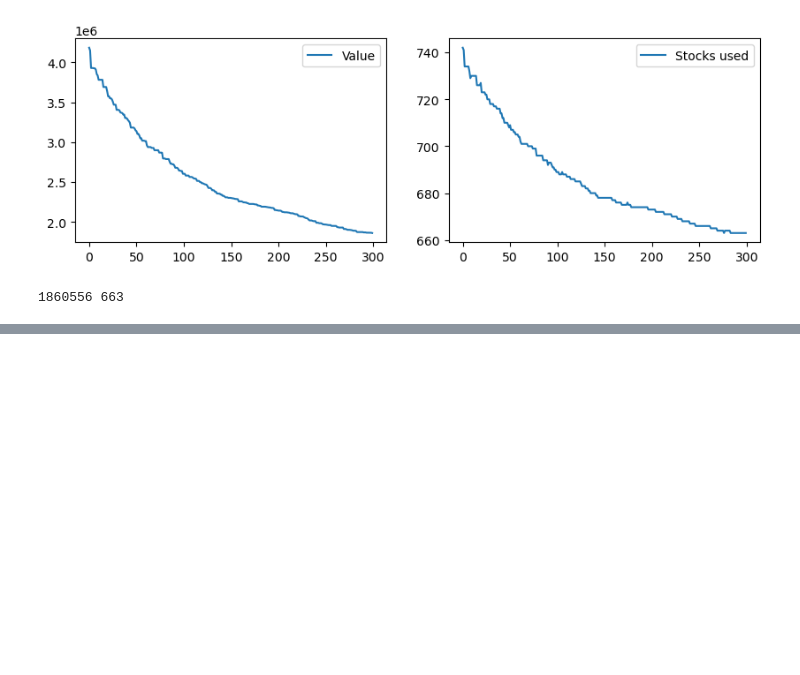
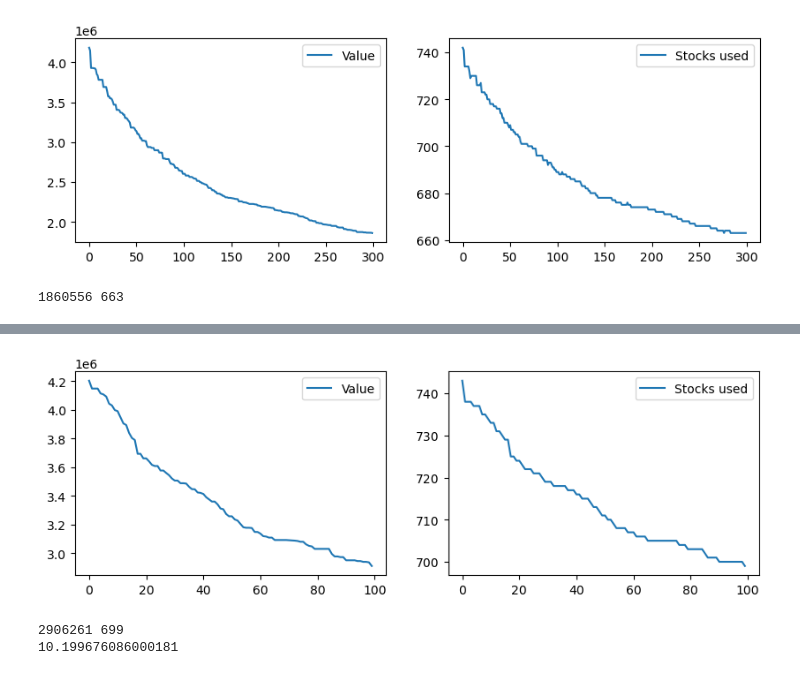
Before and after one commit to MilenkovicMaja/csp_optimization, a Jupyter notebook: csp.ipynb, the cells around one changed output, grey strips where cells are left out. Saved outputs shown, nothing was run; the diff lists cells and outputs as text; code cells hidden in the pictures; blank space fills up the shorter version.

```diff
--- a/csp.ipynb
+++ b/csp.ipynb
@@ -995,0 +1052,26 @@ Value: 556793, num stocks: 302
+# %%
+orders = read_instance('test_instances/test_instance_20.csp')
+SELECTION_PRESSURE = 1.5     # [1.0, 2.0]
+
+
+start = perf_counter()
+solution, value, num_stocks = ga(orders,
+                                 selection=tournament_selection,
+                                 crossover=precedence_preservative_crossover,
+                                 mutation=mutation_insert,
+                                 plot=True,
+                                 POPULATION_SIZE = 100,
+                                 MC_OPTION = 'DHM/ILC',
+                                 CROSSOVER_PROB = 1.0,
+                                 MUTATION_PROB = 0.1,
+                                 NUM_ITERS = 100,
+                                 ELITISM_SIZE = 20
+                                )
+end = perf_counter()
+
+print(value, num_stocks)
+print(end - start)
+# %% [output]
+[figure, added]
+2906261 699
+10.199676086000181
```
Also changed, not shown: parts of 8 cells of this notebook, 3 other files.
